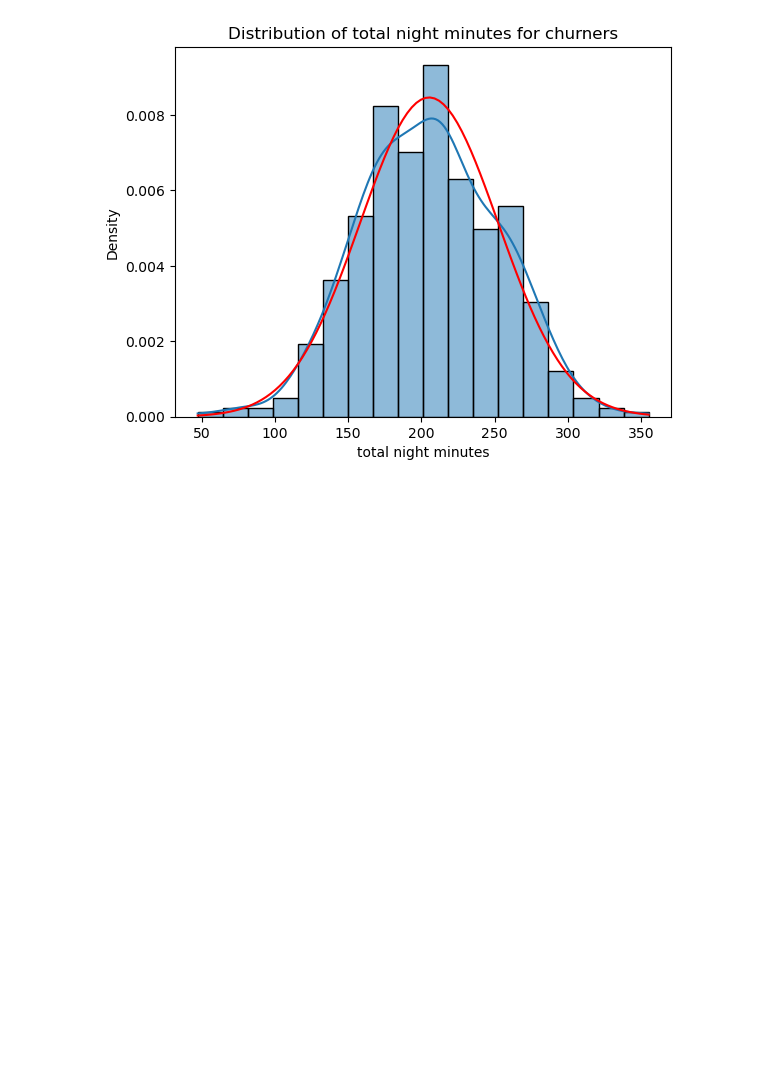
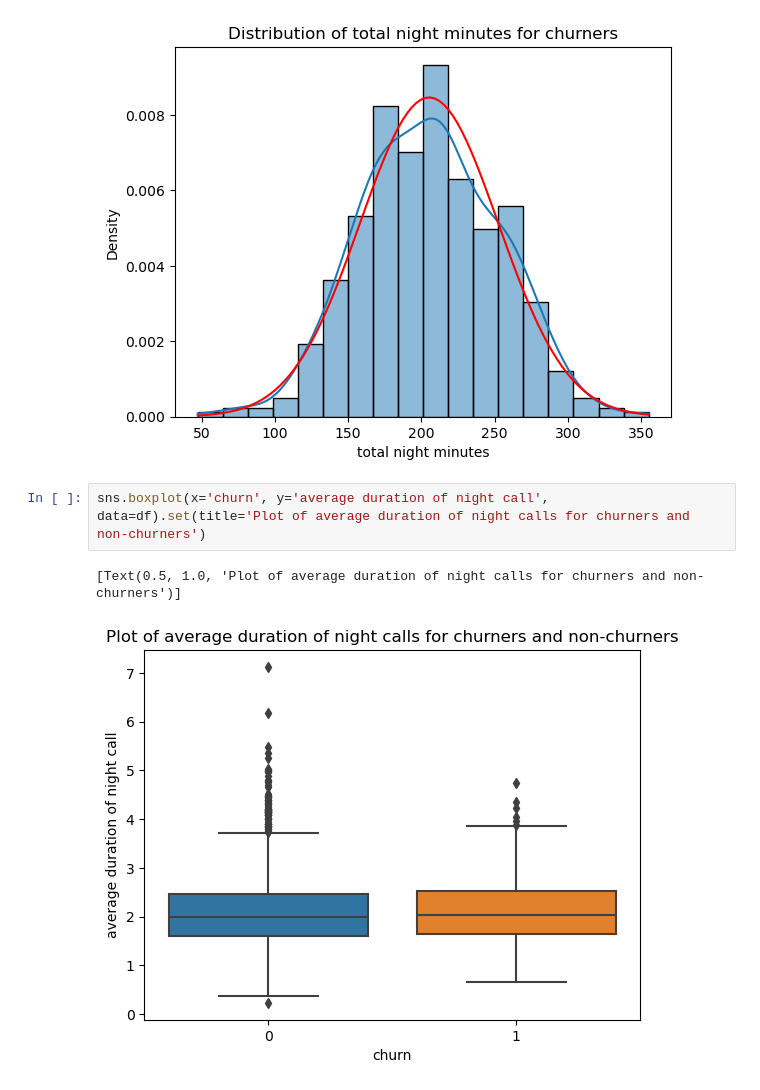
Before and after one commit to Kevan-Muthomi/PhaseThreeProject, a Jupyter notebook: index.ipynb, the cells around one changed output. Cells and saved outputs as stored; diff of their text form; blank space fills up the shorter version.

```diff
--- a/index.ipynb
+++ b/index.ipynb
@@ -354,3 +341,8 @@ plotNormalDistribution(df[df['churn'] == False]['total night minutes'], 'Distrib
 plotNormalDistribution(df[df['churn'] == True]['total night minutes'], 'Distribution of total night minutes for churners')
 # %% [output]
 [figure]
+# %%
+sns.boxplot(x='churn', y='average duration of night call', data=df).set(title='Plot of average duration of night calls for churners and non-churners')
+# %% [output]
+[Text(0.5, 1.0, 'Plot of average duration of night calls for churners and non-churners')]
+[figure, added]
```
Also changed, not shown: parts of 27 cells of this notebook.
